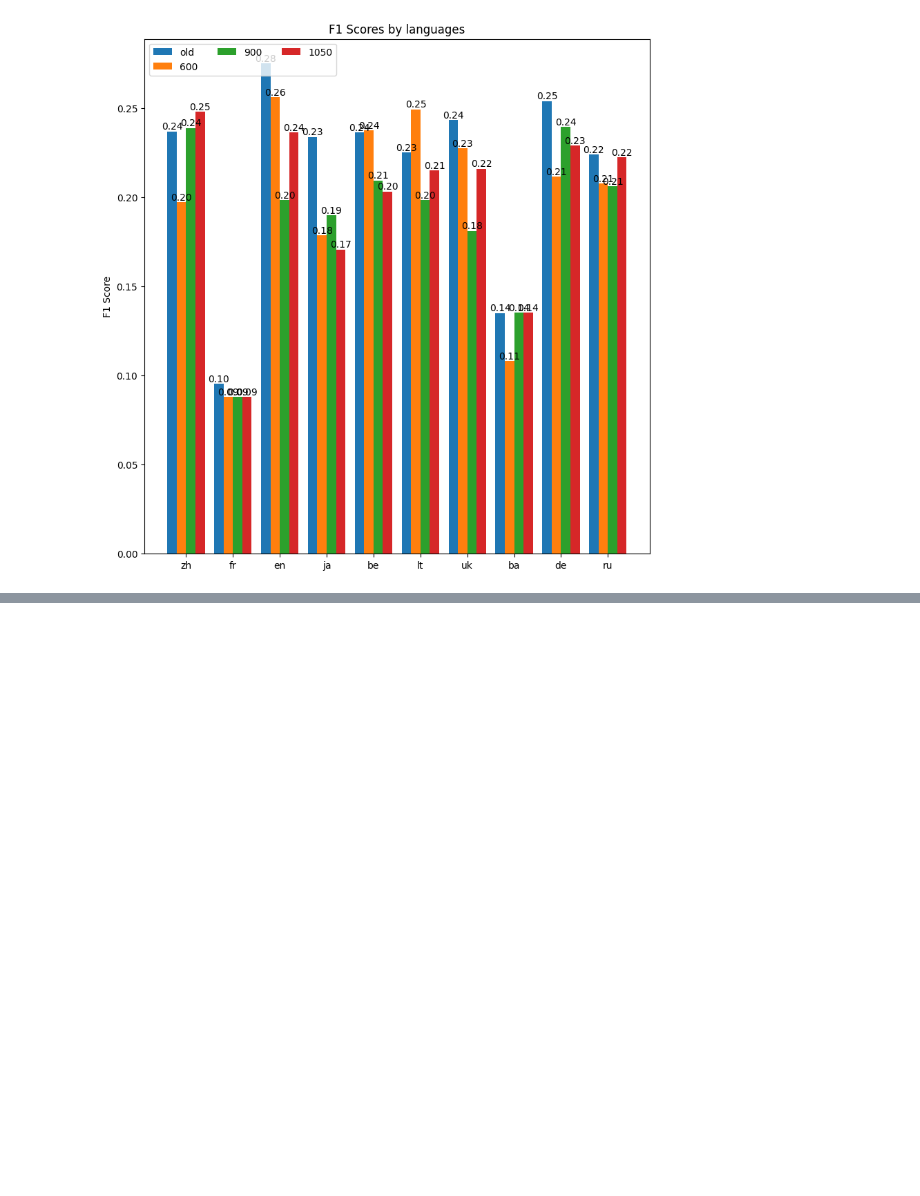
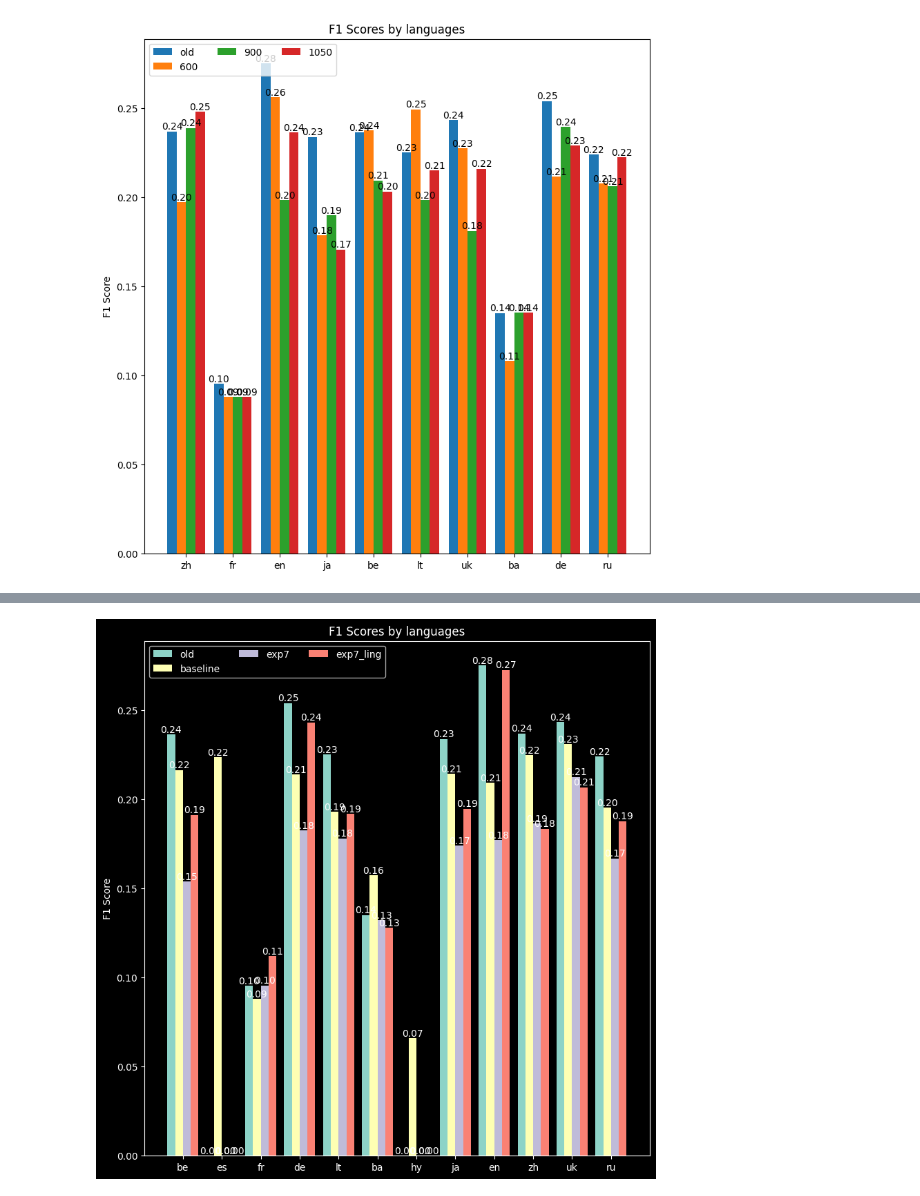
Before and after one commit to dice-group/MST5, a Jupyter notebook: notebooks/eval_results.ipynb, the cells around one changed output, grey strips where cells are left out. Saved outputs shown, nothing was run; the diff lists cells and outputs as text; code cells hidden in the pictures; blank space fills up the shorter version.

```diff
--- a/notebooks/eval_results.ipynb
+++ b/notebooks/eval_results.ipynb
@@ -662,0 +709,9 @@ plot({
+# %%
+plot({
+    "old": exp6_all,
+    "baseline": exp2_all_wo_limit,
+    "exp7": exp7,
+    "exp7_ling": exp7_ling,
+}, x_distance=2)
+# %% [output]
+[figure, added]
```
Also changed, not shown: parts of 4 cells of this notebook, 2 other files.
